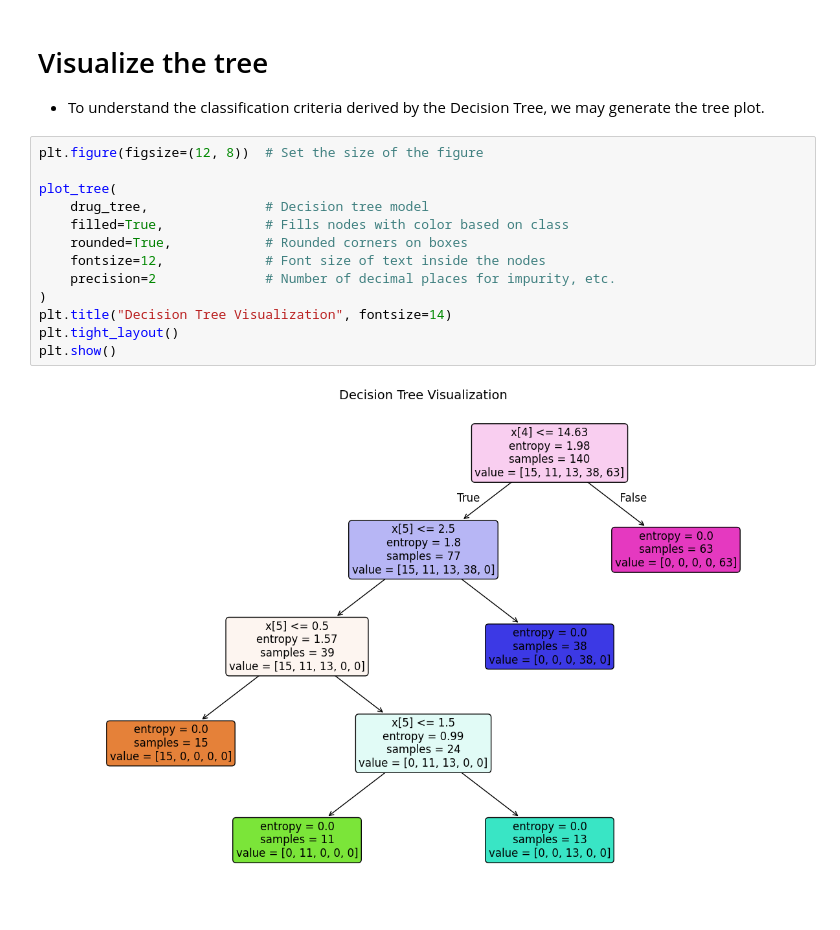
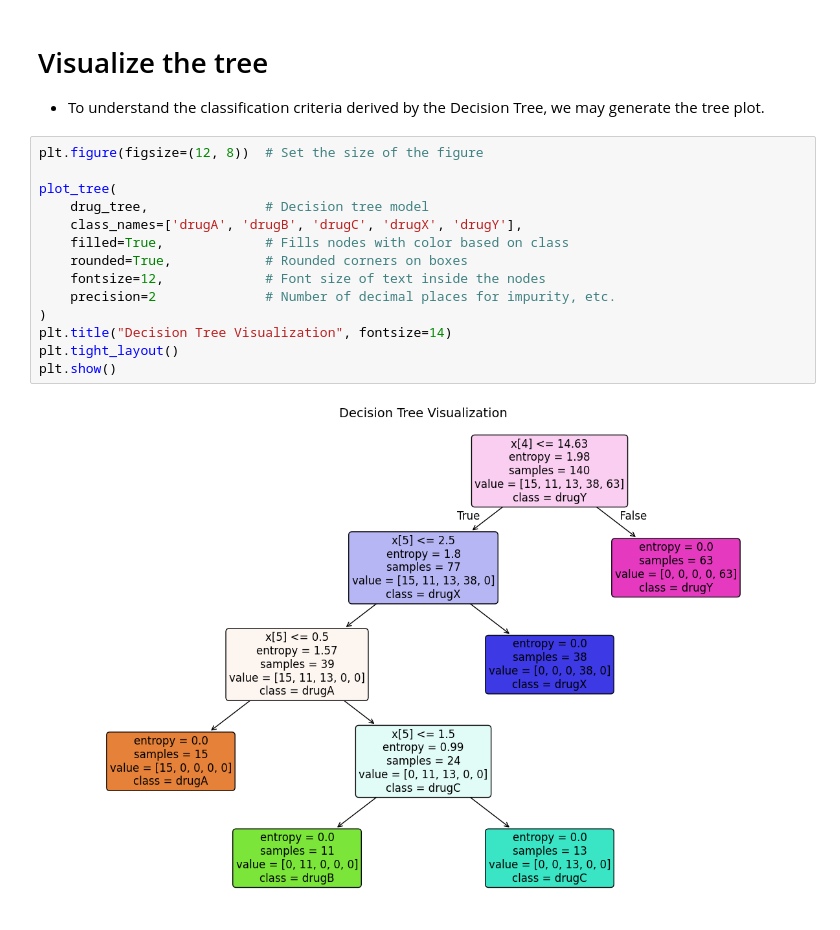
Before and after one commit to Hasan082/AI_and_Machine_learning, a Jupyter notebook: machien_learning/Classification and Regression/Decision_Trees.ipynb, the cells around one changed output. Drawn from its saved outputs; the diff is of its cells as text.

```diff
--- a/machien_learning/Classification and Regression/Decision_Trees.ipynb
+++ b/machien_learning/Classification and Regression/Decision_Trees.ipynb
@@ -199,15 +200,16 @@ Decision Trees's Accuracy:  0.98
 # %%
 plt.figure(figsize=(12, 8))  # Set the size of the figure
 
 plot_tree(
     drug_tree,               # Decision tree model
+    class_names=['drugA', 'drugB', 'drugC', 'drugX', 'drugY'],
     filled=True,             # Fills nodes with color based on class
     rounded=True,            # Rounded corners on boxes
     fontsize=12,             # Font size of text inside the nodes
     precision=2              # Number of decimal places for impurity, etc.
 )
 plt.title("Decision Tree Visualization", fontsize=14)
 plt.tight_layout()
 plt.show()
 # %% [output]
-[figure, old version]
+[figure, new version]
```
Also changed, not shown: parts of 3 cells of this notebook, 2 other files.
